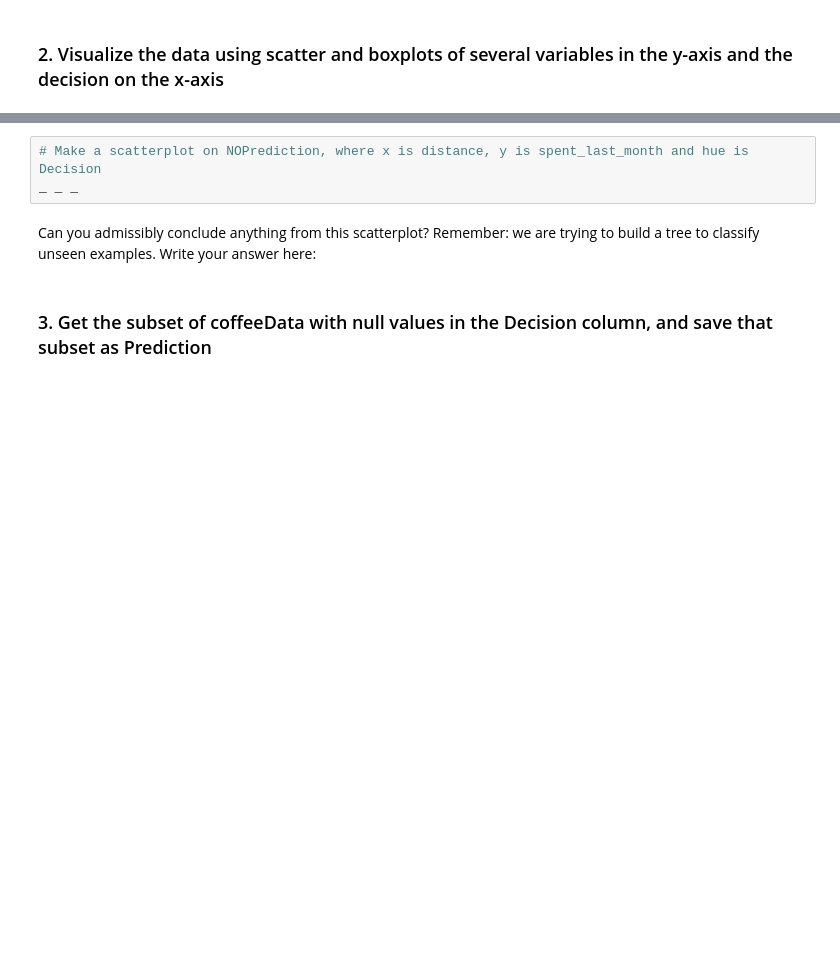
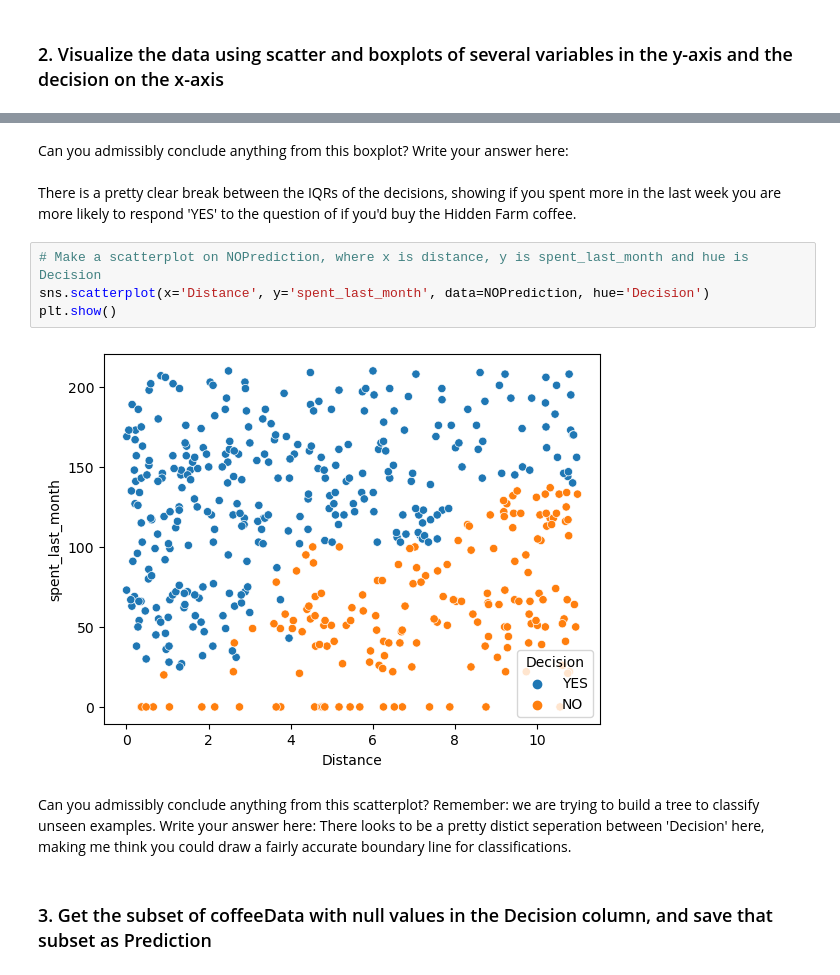
Before and after one commit to BrettlyCD/decision_trees, a Jupyter notebook: Springboard Decision Tree Specialty Coffee Case Study - Tier 3.ipynb, the cells around one changed output, grey strips where cells are left out. Saved outputs shown, nothing was run; the diff lists cells and outputs as text; blank space fills up the shorter version.

```diff
--- a/Springboard Decision Tree Specialty Coffee Case Study - Tier 3.ipynb
+++ b/Springboard Decision Tree Specialty Coffee Case Study - Tier 3.ipynb
@@ -270,8 +276,16 @@ Can you admissibly conclude anything from this boxplot? Write your answer here:
+# %% [markdown]
+Can you admissibly conclude anything from this boxplot? Write your answer here:
+\
+\
+There is a pretty clear break between the IQRs of the decisions, showing if you spent more in the last week you are more likely to respond 'YES' to the question of if you'd buy the Hidden Farm coffee.
 # %%
 # Make a scatterplot on NOPrediction, where x is distance, y is spent_last_month and hue is Decision
-_ _ _
+sns.scatterplot(x='Distance', y='spent_last_month', data=NOPrediction, hue='Decision')
+plt.show()
+# %% [output]
+[figure, added]
 # %% [markdown]
-Can you admissibly conclude anything from this scatterplot? Remember: we are trying to build a tree to classify unseen examples. Write your answer here:
+Can you admissibly conclude anything from this scatterplot? Remember: we are trying to build a tree to classify unseen examples. Write your answer here: There looks to be a pretty distict seperation between 'Decision' here, making me think you could draw a fairly accurate boundary line for classifications.
 # %% [markdown]
 ### 3. Get the subset of coffeeData with null values in the Decision column, and save that subset as Prediction
 # %%
```
Also changed, not shown: parts of 3 cells of this notebook.
